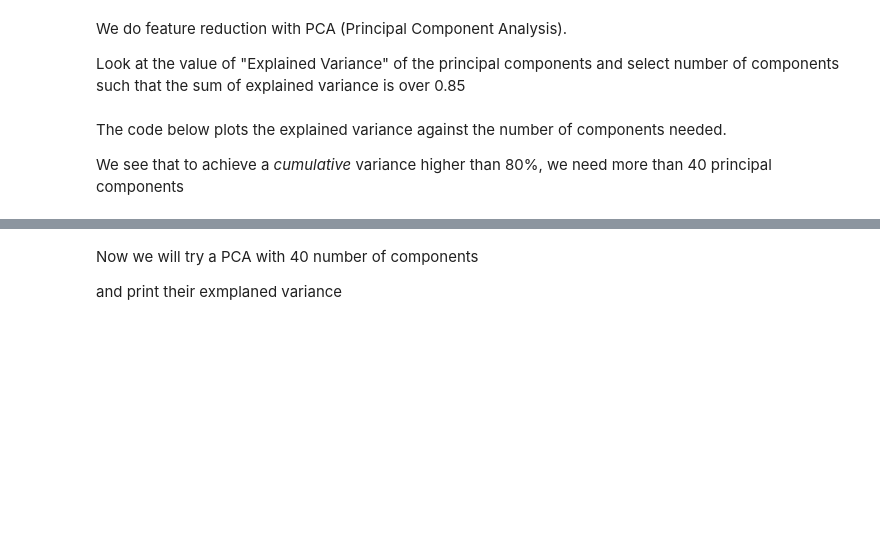
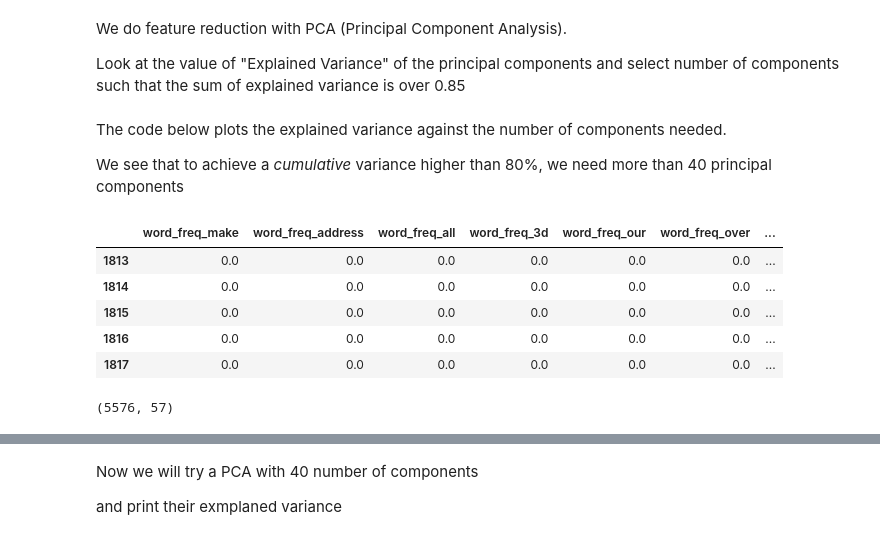
Before and after one commit to lcipolina/ML_Fundamentals, a Jupyter notebook: Assignment2-part2_part3.ipynb, the cells around one changed output, grey strips where cells are left out. Drawn from its saved outputs; the diff is of its cells as text; code cells hidden in the pictures; blank space fills up the shorter version.

```diff
--- a/Assignment2-part2_part3.ipynb
+++ b/Assignment2-part2_part3.ipynb
@@ -56,9 +55,22 @@ explained variance is over 0.85
 The code below plots the explained variance against the number of components needed.
 
 We see that to achieve a *cumulative* variance higher than 80%, we need more than 40 principal components
+# %%
+df_x = df.drop('spam', axis=1)
+df_x.head()
+# %% [output]
+|  | word_freq_make | word_freq_address | word_freq_all | word_freq_3d | word_freq_our | word_freq_over | ... |
+| 1813 | 0.0 | 0.0 | 0.0 | 0.0 | 0.0 | 0.0 | ... |
+| 1814 | 0.0 | 0.0 | 0.0 | 0.0 | 0.0 | 0.0 | ... |
+| 1815 | 0.0 | 0.0 | 0.0 | 0.0 | 0.0 | 0.0 | ... |
+| 1816 | 0.0 | 0.0 | 0.0 | 0.0 | 0.0 | 0.0 | ... |
+| 1817 | 0.0 | 0.0 | 0.0 | 0.0 | 0.0 | 0.0 | ... |
 # %%
-# Standardizing the features
-ArraySS = StandardScaler().fit_transform(df)
+# Standardizing the features (i.e. standarize everything except the label column)
+ArraySS = StandardScaler().fit_transform(df.drop('spam', axis=1))
+ArraySS.shape #print shape of standardized data
+# %% [output]
+(5576, 57)
 # %%
 sns.set()
 pca = PCA().fit(ArraySS)
```
Also changed, not shown: parts of 13 cells of this notebook.
